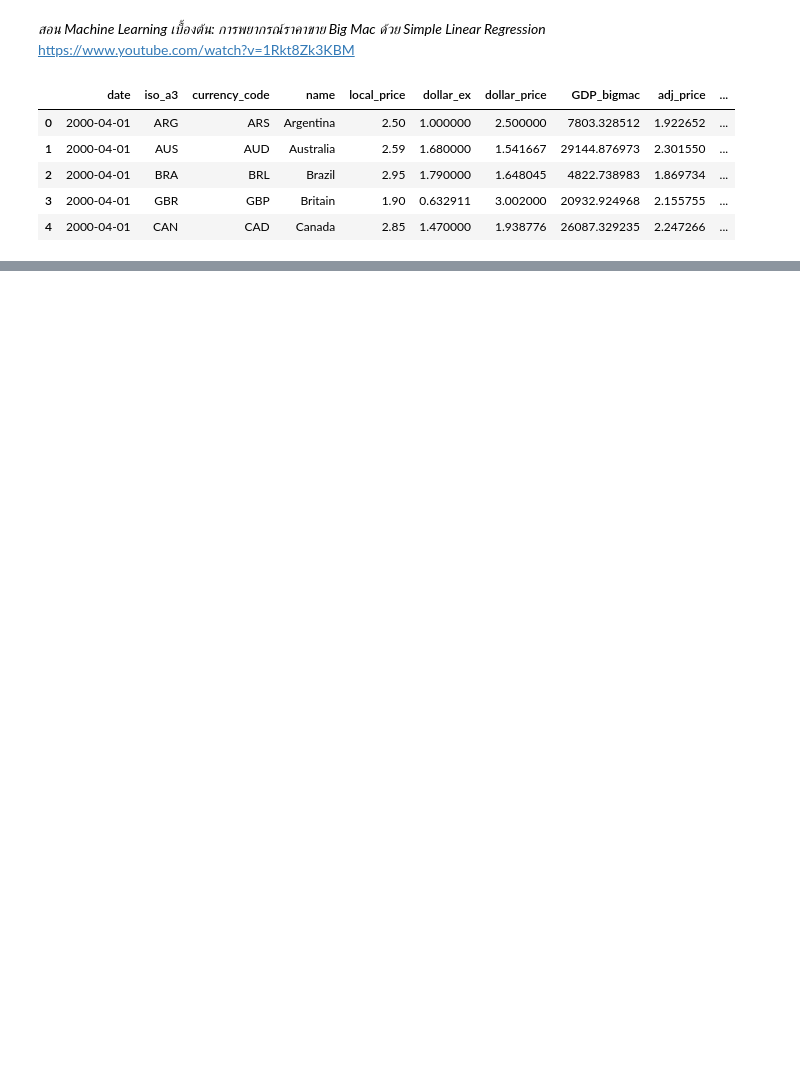
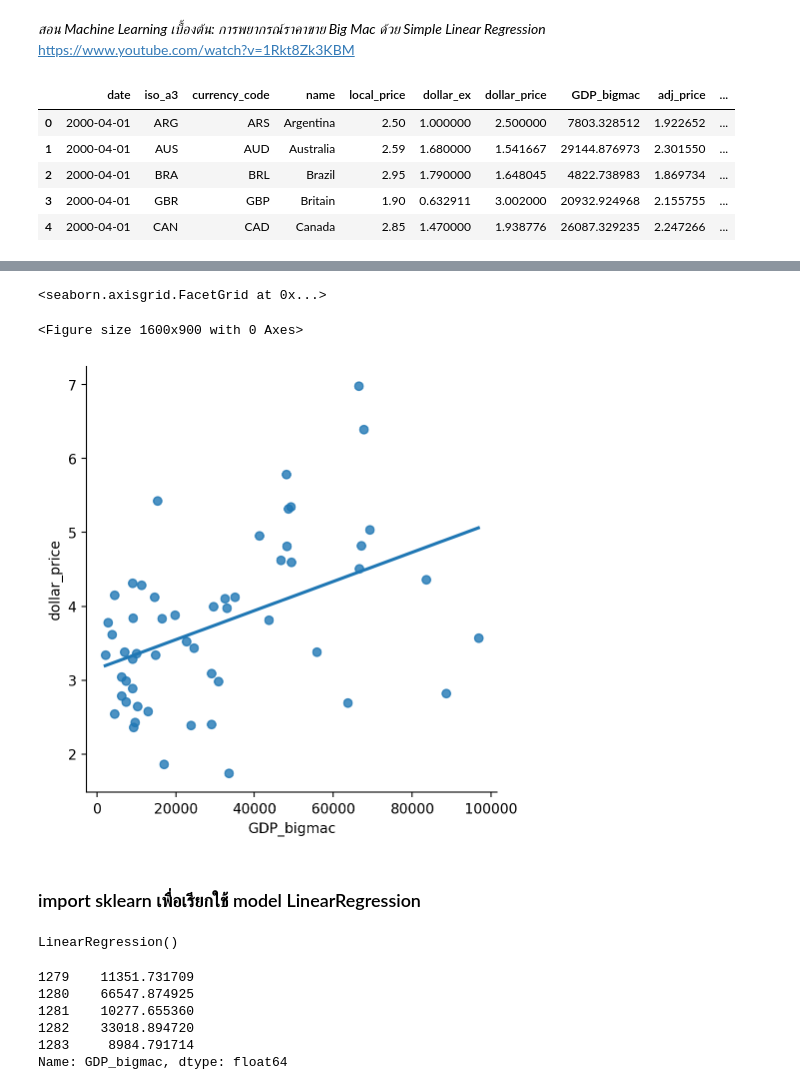
Before and after one commit to PNYWT/Python-For-Data-Science, a Jupyter notebook: Test Code/sklearn_simple_linear_regression_BigmacIndex.ipynb, the cells around one changed output, grey strips where cells are left out. Saved outputs shown, nothing was run; the diff lists cells and outputs as text; code cells hidden in the pictures; blank space fills up the shorter version.

Commit message:
update Simple Linear Regression
update  Simple Linear Regression

```diff
--- a/Test Code/sklearn_simple_linear_regression_BigmacIndex.ipynb
+++ b/Test Code/sklearn_simple_linear_regression_BigmacIndex.ipynb
@@ -21,0 +44,3 @@ df.head()
+# %%
+df = df[(df['date'].dt.year==2022) & (df['date'].dt.month==1)]
+df.head()
@@ -21,0 +54,9 @@ df.head()
+# %%
+plt.figure(figsize=(16, 9))
+sb.lmplot(x='GDP_bigmac', y='dollar_price', data=df, ci=None) #ในคลิปเป็น GDP_dollor ข้อมูลน่าจะถูกปรับปรุงชื่อ Column
+# %% [output]
+<seaborn.axisgrid.FacetGrid at 0x...>
+<Figure size 1600x900 with 0 Axes>
+[figure, added]
+# %% [markdown]
+### import sklearn เพื่อเรียกใช้ model LinearRegression
@@ -21,0 +66,15 @@ df.head()
+# %%
+model = LinearRegression() # create object/instance (create an instance from LinearRegression class)
+model
+#defualt -> LinearRegression(copy_X=True, fitintercept=true, n_jobs=None, normalize=False)
+# %% [output]
+LinearRegression()
+# %%
+df['GDP_bigmac'].head() # pandas Series
+# %% [output]
+1279    11351.731709
+1280    66547.874925
+1281    10277.655360
+1282    33018.894720
+1283     8984.791714
+Name: GDP_bigmac, dtype: float64
```
Also changed, not shown: parts of 22 cells of this notebook.
